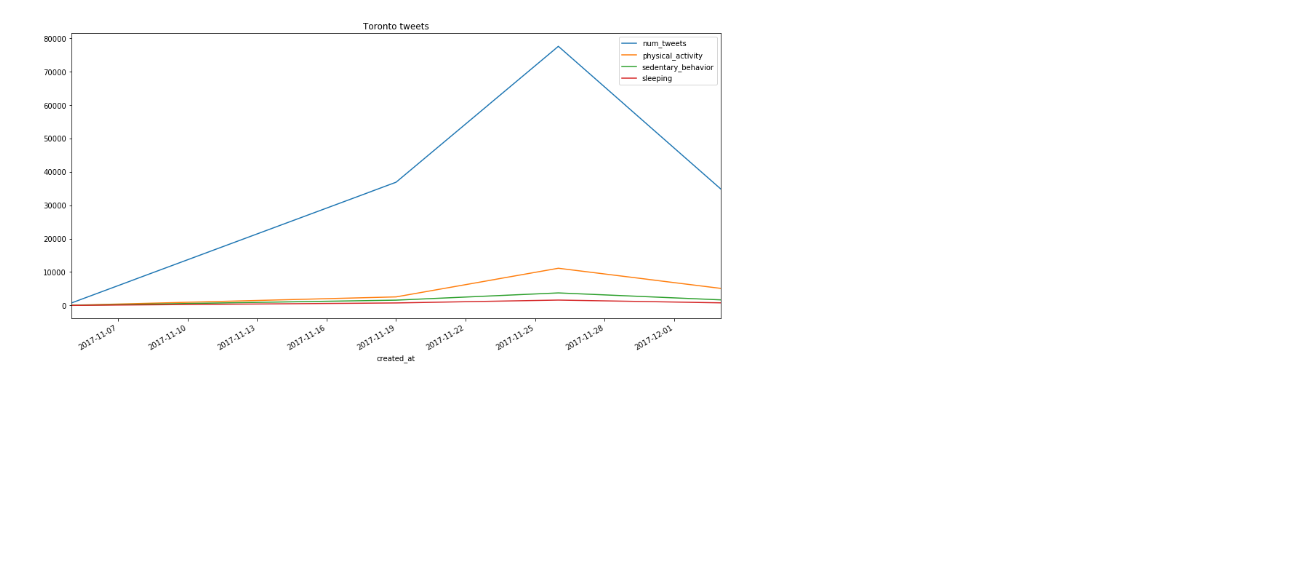
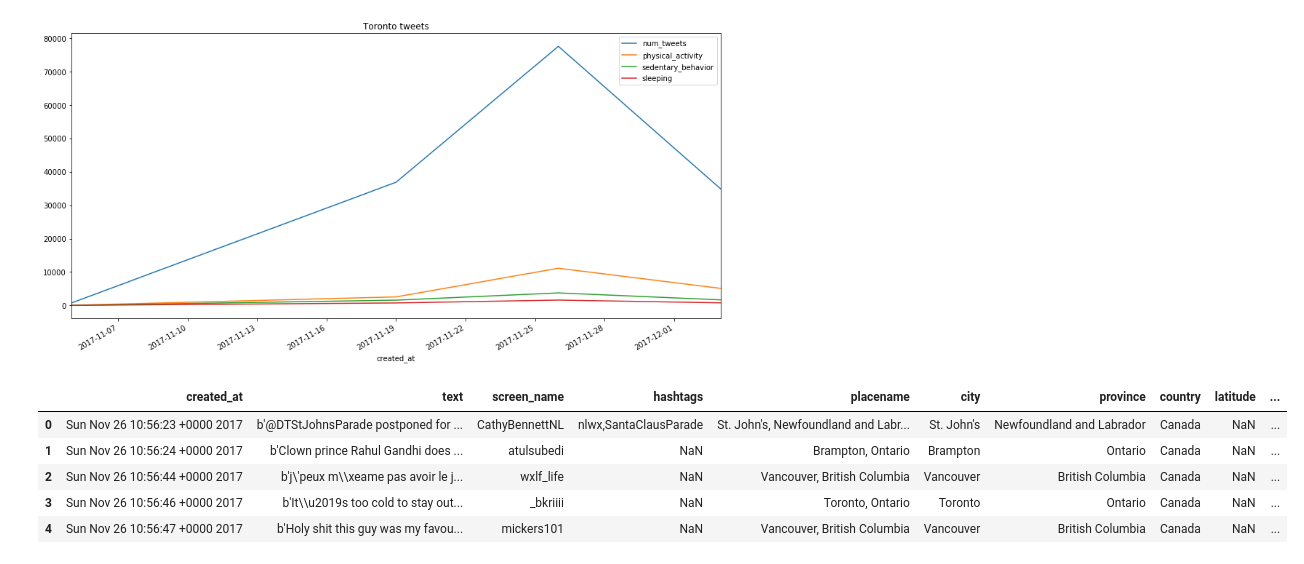
Before and after one commit to zaheddec/hbdc-azure, a Jupyter notebook: Tweets Analysis.ipynb, the cells around one changed output. Drawn from its saved outputs; the diff is of its cells as text; code cells hidden in the pictures; blank space fills up the shorter version.

```diff
--- a/Tweets Analysis.ipynb
+++ b/Tweets Analysis.ipynb
@@ -56,4 +56,14 @@ toronto_tweets.plot(y=['num_tweets', 'physical_activity', 'sedentary_behavior',
 # %% [output]
 <matplotlib.axes._subplots.AxesSubplot at 0x...>
 [figure]
+# %%
+tweets_df = pd.read_csv('./data/tweets_nov30_2017.csv')
+tweets_df.head()
+# %% [output]
+|  | created_at | text | screen_name | hashtags | placename | city | province | country | latitude | ... |
+| 0 | Sun Nov 26 10:56:23 +0000 2017 | b'@DTStJohnsParade postponed for ... | CathyBennettNL | nlwx,SantaClausParade | St. John's, Newfoundland and Labr... | St. John's | Newfoundland and Labrador | Canada | NaN | ... |
+| 1 | Sun Nov 26 10:56:24 +0000 2017 | b'Clown prince Rahul Gandhi does ... | atulsubedi | NaN | Brampton, Ontario | Brampton | Ontario | Canada | NaN | ... |
+| 2 | Sun Nov 26 10:56:44 +0000 2017 | b'j\'peux m\\xeame pas avoir le j... | wxlf_life | NaN | Vancouver, British Columbia | Vancouver | British Columbia | Canada | NaN | ... |
+| 3 | Sun Nov 26 10:56:46 +0000 2017 | b'It\\u2019s too cold to stay out... | _bkriiii | NaN | Toronto, Ontario | Toronto | Ontario | Canada | NaN | ... |
+| 4 | Sun Nov 26 10:56:47 +0000 2017 | b'Holy shit this guy was my favou... | mickers101 | NaN | Vancouver, British Columbia | Vancouver | British Columbia | Canada | NaN | ... |
 # %%
```
Also changed, not shown: parts of 6 cells of this notebook, 3 other files.
